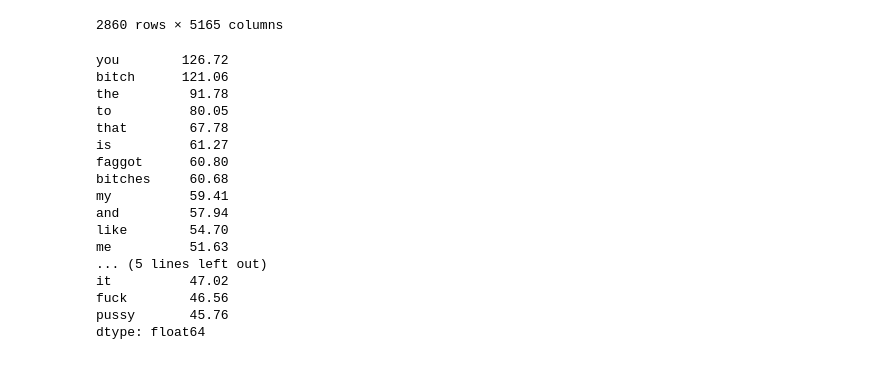
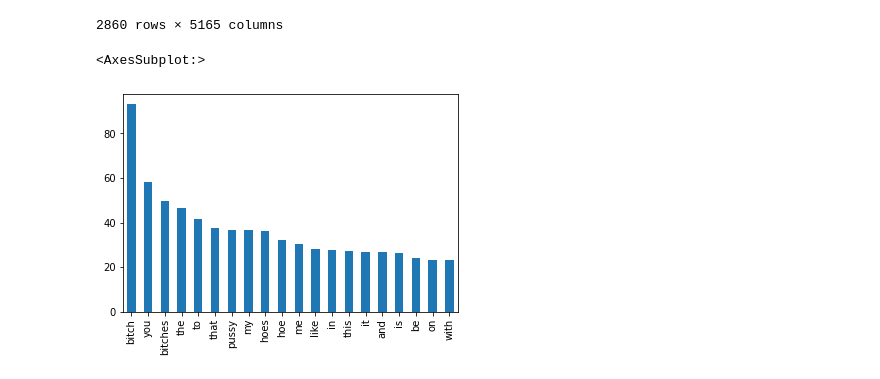
Before and after one commit to sheensta/twitter_hate_speech, a Jupyter notebook: notebooks/feature_selection_colin.ipynb, the cells around one changed output. Drawn from its saved outputs; the diff is of its cells as text; code cells hidden in the pictures.

```diff
--- a/notebooks/feature_selection_colin.ipynb
+++ b/notebooks/feature_selection_colin.ipynb
@@ -167,24 +167,17 @@ tfidf_df
 | 2858 | 0.0 | 0.0 | 0.0 | 0.0 | 0.0 | 0.0 | 0.0 | 0.0 | 0.00 | 0.0 | ... |
 | 2859 | 0.0 | 0.0 | 0.0 | 0.0 | 0.0 | 0.0 | 0.0 | 0.0 | 0.00 | 0.0 | ... |
 2860 rows × 5165 columns
-# %%
-tf_count = tfidf_df.sum()
-tf_count.nlargest(20)
-# %% [output]
-you        126.72
-bitch      121.06
-the         91.78
-to          80.05
-that        67.78
-is          61.27
-faggot      60.80
-bitches     60.68
-my          59.41
-and         57.94
-like        54.70
-me          51.63
-... (5 lines left out)
-it          47.02
-fuck        46.56
-pussy       45.76
-dtype: float64
+# %%
+tfidf_df['class'] = df['class']
+# %%
+tfidf_offensive = tfidf_df[tfidf_df['class'] == 1]
+tfidf_hate = tfidf_df[tfidf_df['class'] == 0]
+tfidf_offensive = tfidf_offensive.drop('class', axis='columns')
+tfidf_hate = tfidf_hate.drop('class', axis='columns')
+# %%
+tf_count_off=tfidf_offensive.sum()
+tf_off_largest = tf_count_off.nlargest(20)
+tf_off_largest.plot(kind='bar')
+# %% [output]
+<AxesSubplot:>
+[figure, added]
```
Also changed, not shown: parts of 7 cells of this notebook, 1 other file.
